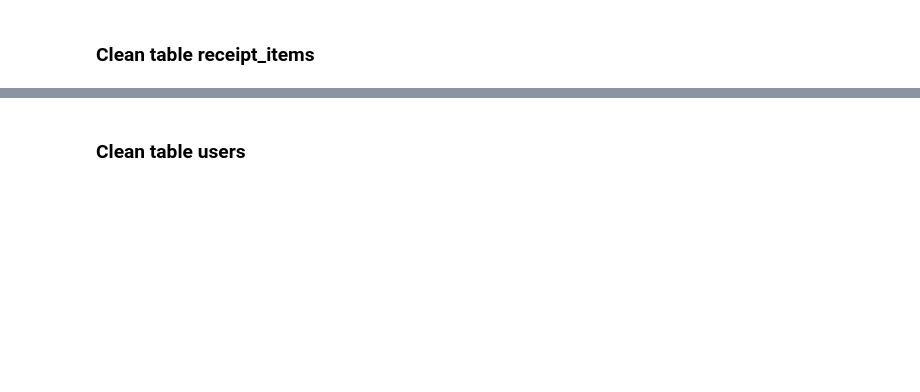
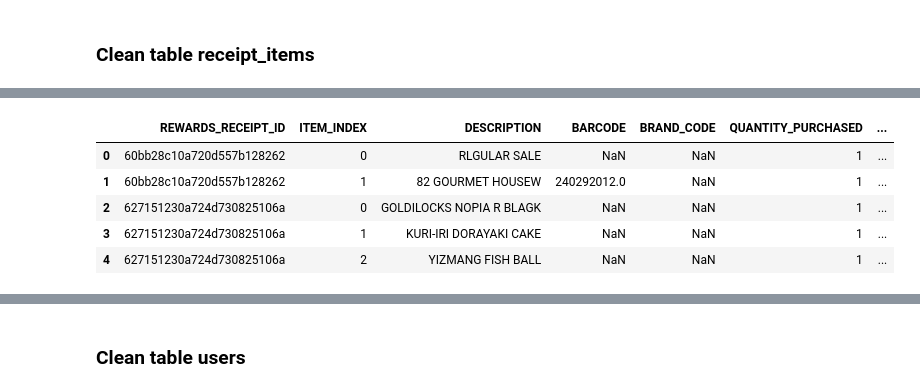
Before and after one commit to Rebekah-Chuang/Data-driven-Analysis-for-Receipt-Scanning-Application, a Jupyter notebook: Clean Data.ipynb, the cells around one changed output, grey strips where cells are left out. Drawn from its saved outputs; the diff is of its cells as text; code cells hidden in the pictures; blank space fills up the shorter version.

```diff
--- a/Clean Data.ipynb
+++ b/Clean Data.ipynb
@@ -133,7 +133,3 @@ receipt_items.head()
 | 2 | 627151230a724d730825106a | 0 | GOLDILOCKS NOPIA R BLAGK | NaN | NaN | 1.0 | ... |
 | 3 | 627151230a724d730825106a | 1 | KURI-IRI DORAYAKI CAKE | NaN | NaN | 1.0 | ... |
 | 4 | 627151230a724d730825106a | 2 | YIZMANG FISH BALL | NaN | NaN | 1.0 | ... |
-# %%
-#Convert the BARCODE column into a numeric type, if ‘coerce’, then invalid parsing will be set as NaN.
-receipt_items['BARCODE'] = pd.to_numeric(receipt_items['BARCODE'], errors='coerce')
-receipt_items.dtypes
@@ -148,0 +136,4 @@ dtype: object
+# %%
+#change the data type for BARCODE into int
+receipt_items['BARCODE'] = receipt_items['BARCODE'].astype(float).astype('Int64')
+receipt_items.dtypes
@@ -149,3 +148,14 @@ dtype: object
+# %%
+#change the data type for QUANTITY_PURCHASED into int
+receipt_items['QUANTITY_PURCHASED'] = receipt_items['QUANTITY_PURCHASED'].astype(float).astype('Int64')
+receipt_items.head()
+# %% [output]
+|  | REWARDS_RECEIPT_ID | ITEM_INDEX | DESCRIPTION | BARCODE | BRAND_CODE | QUANTITY_PURCHASED | ... |
+| 0 | 60bb28c10a720d557b128262 | 0 | RLGULAR SALE | NaN | NaN | 1 | ... |
+| 1 | 60bb28c10a720d557b128262 | 1 | 82 GOURMET HOUSEW | 240292012.0 | NaN | 1 | ... |
+| 2 | 627151230a724d730825106a | 0 | GOLDILOCKS NOPIA R BLAGK | NaN | NaN | 1 | ... |
+| 3 | 627151230a724d730825106a | 1 | KURI-IRI DORAYAKI CAKE | NaN | NaN | 1 | ... |
+| 4 | 627151230a724d730825106a | 2 | YIZMANG FISH BALL | NaN | NaN | 1 | ... |
 # %%
 receipt_items.set_index('REWARDS_RECEIPT_ID', inplace = True)
 receipt_items.head()
```
Also changed, not shown: parts of 3 cells of this notebook, 1 other file.
